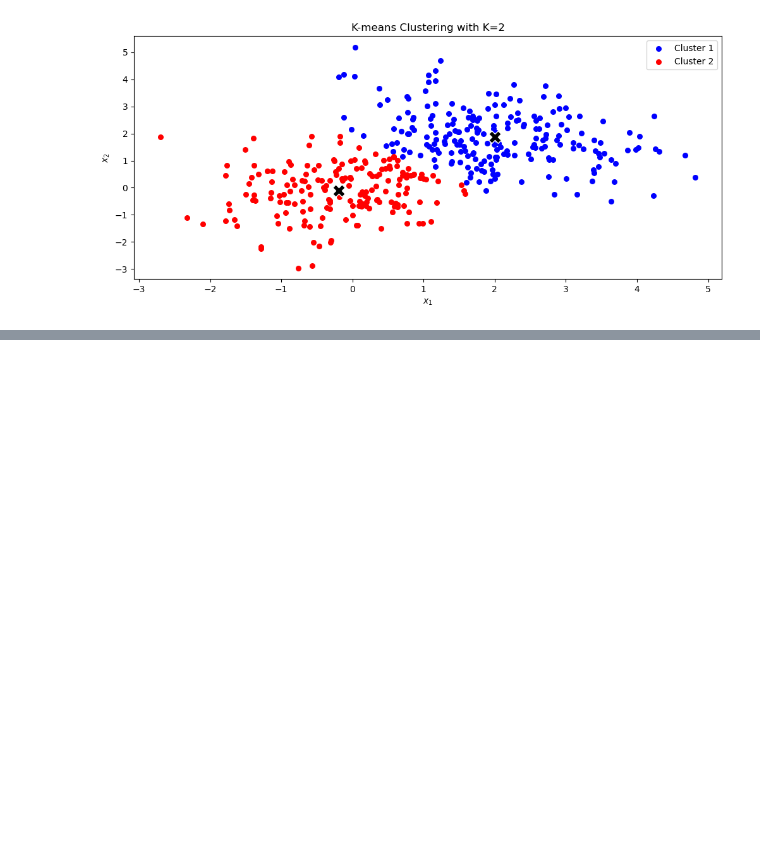
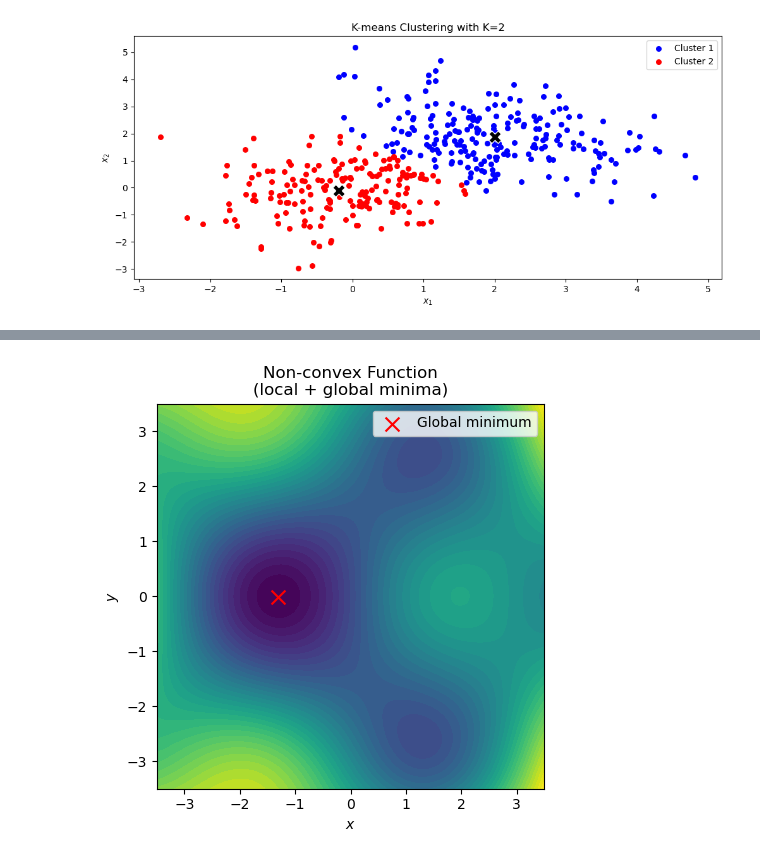
Before and after one commit to felipe-tobar/Maths-for-ML, a Jupyter notebook: tutorials/optimisation.ipynb, the cells around one changed output, grey strips where cells are left out. Saved outputs shown, nothing was run; the diff lists cells and outputs as text; code cells hidden in the pictures; blank space fills up the shorter version.

```diff
--- a/tutorials/optimisation.ipynb
+++ b/tutorials/optimisation.ipynb
@@ -206,0 +260,22 @@ plt.savefig("../img/optimisation_example_kmeans.pdf");
+# %%
+# Create a grid
+x = np.linspace(-3.5, 3.5, 400)
+y = np.linspace(-3.5, 3.5, 400)
+X, Y = np.meshgrid(x, y)
+
+# Non-convex with local minima
+Z = np.sin(X) * np.cos(Y) + 0.1 * (X**2 + Y**2)
+
+ix_min = np.unravel_index(np.argmin(Z), Z.shape)
+minima = np.array([[X[ix_min], Y[ix_min]]])
+
+plt.rcParams['figure.figsize'] = (5, 5)
+plt.contourf(X, Y, Z, levels=40, cmap="viridis")
+plt.scatter(minima[:, 0], minima[:, 1], color="red", marker="x", s=100, label="Global minimum")
+plt.title("Non-convex Function\n(local + global minima)")
+plt.xlabel("$x$")
+plt.ylabel("$y$")
+plt.legend()
+plt.savefig("../img/optimisation_example_nonconvex.pdf")
+# %% [output]
+[figure, added]
```
Also changed, not shown: parts of 20 cells of this notebook, 6 other files.
